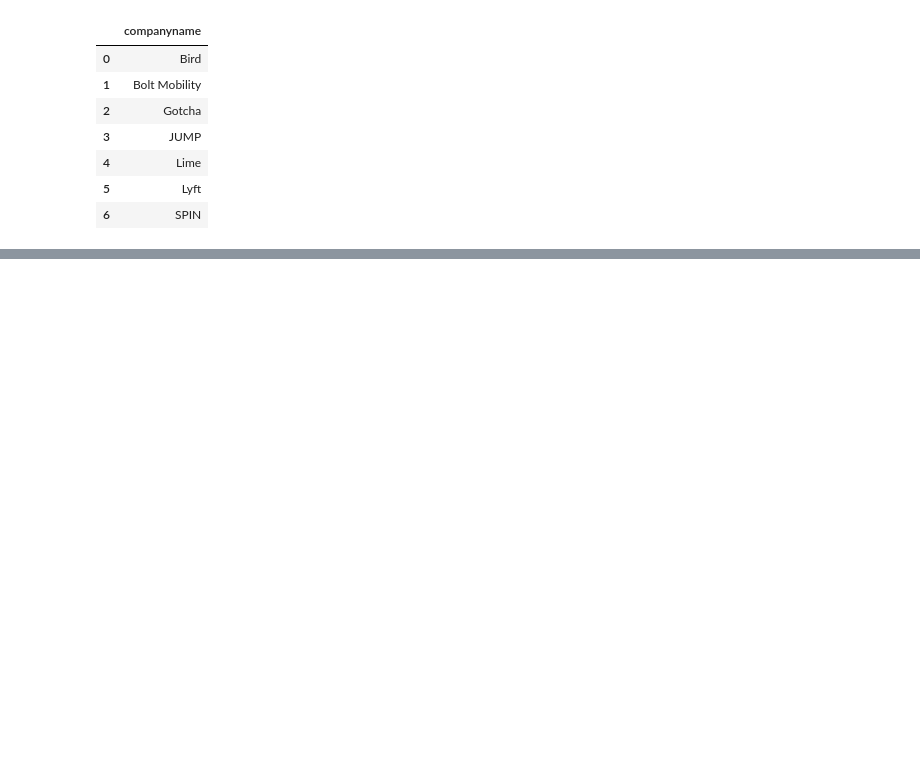
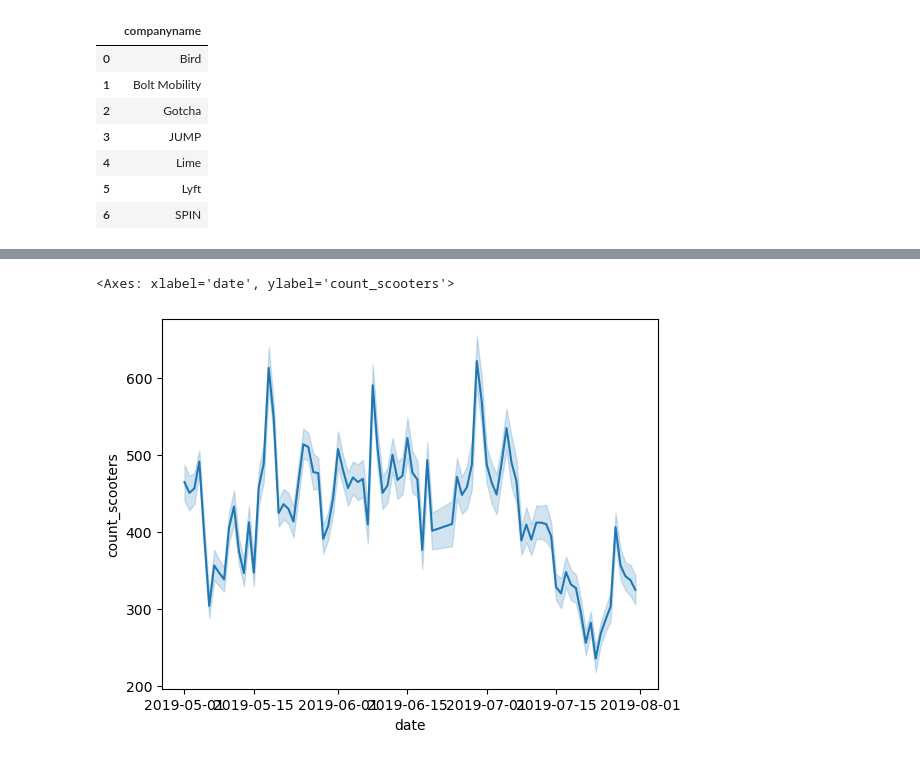
Before and after one commit to NSS-Data-Analytics-Cohort-10/scooters-group-2, a Jupyter notebook: notebooks/scooters_notebook.ipynb, the cells around one changed output, grey strips where cells are left out. Saved outputs shown, nothing was run; the diff lists cells and outputs as text; code cells hidden in the pictures; blank space fills up the shorter version.

```diff
--- a/notebooks/scooters_notebook.ipynb
+++ b/notebooks/scooters_notebook.ipynb
@@ -327,8 +327,9 @@ trips.head()
 # %%
+# pull into a dataframe so that we can manipulate datetime
 query_scooters_per_company = '''
-SELECT COUNT (DISTINCT sumdid), companyname
+SELECT COUNT(sumdid) as count_scooters, companyname, pubdatetime
 FROM scooters
-GROUP BY companyname
+GROUP BY companyname, pubdatetime
+ORDER BY count_scooters DESC
 '''
-
-pd.read_sql(query_scooters_per_company, con = engine)
+scooters_per_company = pd.read_sql(query_scooters_per_company, con = engine)
@@ -343,0 +352,3 @@ pd.read_sql(query_scooters_per_company, con = engine)
+# %%
+scooters_per_company['date'] = scooters_per_company['pubdatetime'].dt.date
+scooters_per_company.head(100)
@@ -343,0 +369,3 @@ pd.read_sql(query_scooters_per_company, con = engine)
+# %%
+scooter_company_date = scooters_per_company[["count_scooters", "companyname","date"]]
+scooter_company_date.info()
@@ -343,0 +385,3 @@ pd.read_sql(query_scooters_per_company, con = engine)
+# %%
+company_date_bird = scooter_company_date[scooter_company_date['companyname']=='Bird']
+company_date_bird.head()
@@ -343,0 +398,5 @@ pd.read_sql(query_scooters_per_company, con = engine)
+# %%
+sns.lineplot(data=company_date_bird, x='date', y='count_scooters')
+# %% [output]
+<Axes: xlabel='date', ylabel='count_scooters'>
+[figure, added]
```
Also changed, not shown: parts of 15 cells of this notebook.
